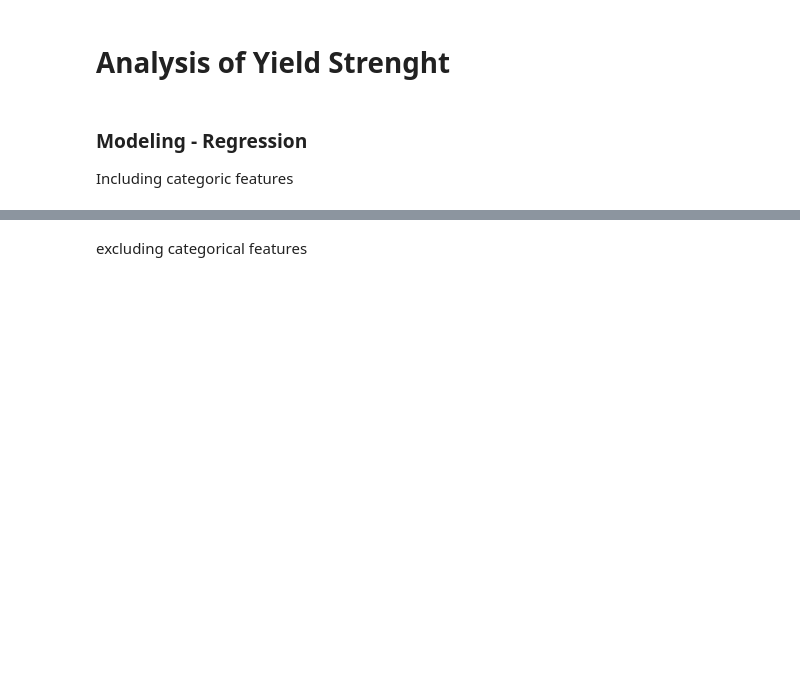
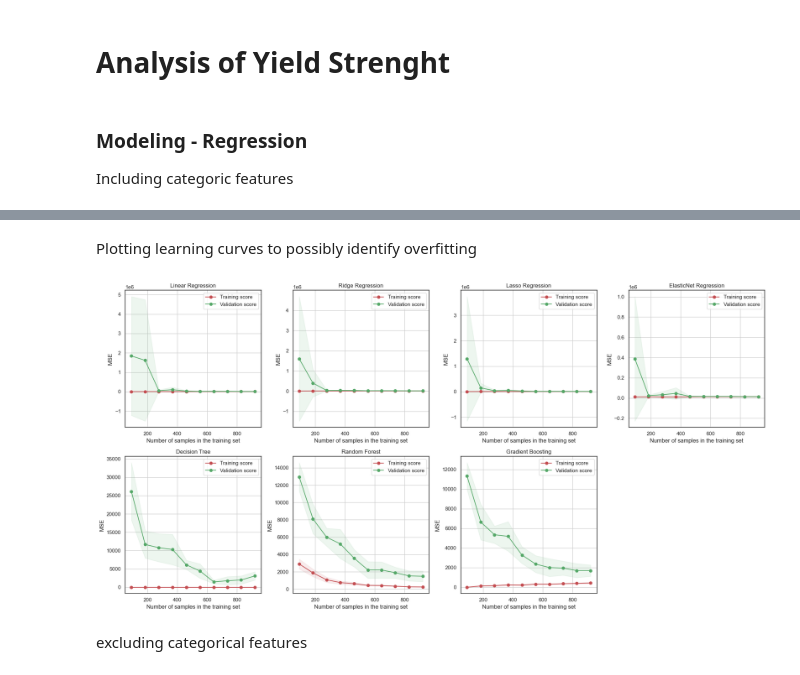
Before and after one commit to LucasTramonte/Welding-Quality-Prediction, a Jupyter notebook: main.ipynb, the cells around one changed output, grey strips where cells are left out. Saved outputs shown, nothing was run; the diff lists cells and outputs as text; code cells hidden in the pictures; blank space fills up the shorter version.

```diff
--- a/main.ipynb
+++ b/main.ipynb
@@ -258,5 +90,0 @@ for ax, col in zip(axs.flatten(), data_numeric.iloc[:,0:20].columns):
-# %%
-fig, axs = plt.subplots(3,6, figsize = (22,18))
-
-for ax, col in zip(axs.flatten(), data_numeric.iloc[:,20::].columns):
-    data_numeric.iloc[:,20::].boxplot(column = col, ax = ax)
@@ -316,11 +90,0 @@ Categoric features
-# %%
-data_categoric["Electrode positive or negative"] = data_categoric["Electrode positive or negative"].replace([0, '0'], '0')
-data_categoric["Electrode positive or negative"] = data_categoric["Electrode positive or negative"].astype("category")
-
-fig, axs = plt.subplots(1, 3, figsize = (12,4))
-
-for ax, col in zip(axs.flatten(), categoric_features):
-    data_categoric[col].value_counts().plot(ax = ax, kind = 'bar')
-
-plt.tight_layout
-plt.show()
@@ -542,3 +317,54 @@ MSE Gradient Boosting : 1597.661304387608
+# %% [markdown]
+Plotting learning curves to possibly identify overfitting
+# %%
+def plot_learning_curve_subplot(ax, model, title, X, y, cv=5):
+    train_sizes, train_scores, test_scores = learning_curve(
+        model, X, y, cv=cv, scoring="neg_mean_squared_error", n_jobs=-1,
+        train_sizes=np.linspace(0.1, 1.0, 10)
+    )
+
+    # Calculate mean and standard deviation
+    train_scores_mean = -train_scores.mean(axis=1)
+    train_scores_std = train_scores.std(axis=1)
+    test_scores_mean = -test_scores.mean(axis=1)
+    test_scores_std = test_scores.std(axis=1)
+
+    # Plot the learning curve
+    ax.set_title(title)
+    ax.set_xlabel("Number of samples in the training set")
+    ax.set_ylabel("MSE")
+    ax.grid()
+
+    # Shaded area to represent standard deviation
+    ax.fill_between(train_sizes, train_scores_mean - train_scores_std,
+                    train_scores_mean + train_scores_std, alpha=0.1, color="r")
+    ax.fill_between(train_sizes, test_scores_mean - test_scores_std,
+                    test_scores_mean + test_scores_std, alpha=0.1, color="g")
+
+    # Training and validation score curves
+    ax.plot(train_sizes, train_scores_mean, 'o-', color="r", label="Training score")
+    ax.plot(train_sizes, test_scores_mean, 'o-', color="g", label="Validation score")
+
+    ax.legend(loc="best")
+
+# Create figure with subplots (4 in the first row and 3 in the second)
+fig, axes = plt.subplots(2, 4, figsize=(20, 10))
+
+plot_learning_curve_subplot(axes[0, 0], lr_pipeline, "Linear Regression", X_train, y_train)
+plot_learning_curve_subplot(axes[0, 1], ridge_pipeline, "Ridge Regression", X_train, y_train)
+plot_learning_curve_subplot(axes[0, 2], lasso_pipeline, "Lasso Regression", X_train, y_train)
+plot_learning_curve_subplot(axes[0, 3], ElasticNet_pipeline, "ElasticNet Regression", X_train, y_train)
+plot_learning_curve_subplot(axes[1, 0], tree_pipeline, "Decision Tree", X_train, y_train)
+plot_learning_curve_subplot(axes[1, 1], RF_pipeline, "Random Forest", X_train, y_train)
+plot_learning_curve_subplot(axes[1, 2], gb_pipeline, "Gradient Boosting", X_train, y_train)
+
+# Remove the 8th subplot (last column in the second row)
+fig.delaxes(axes[1, 3])
+
+plt.tight_layout()
+plt.show()
+# %% [output]
+[figure, added]
 # %% [markdown]
 excluding categorical features
 # %%
```
Also changed, not shown: parts of 25 cells of this notebook, 5 other files.
